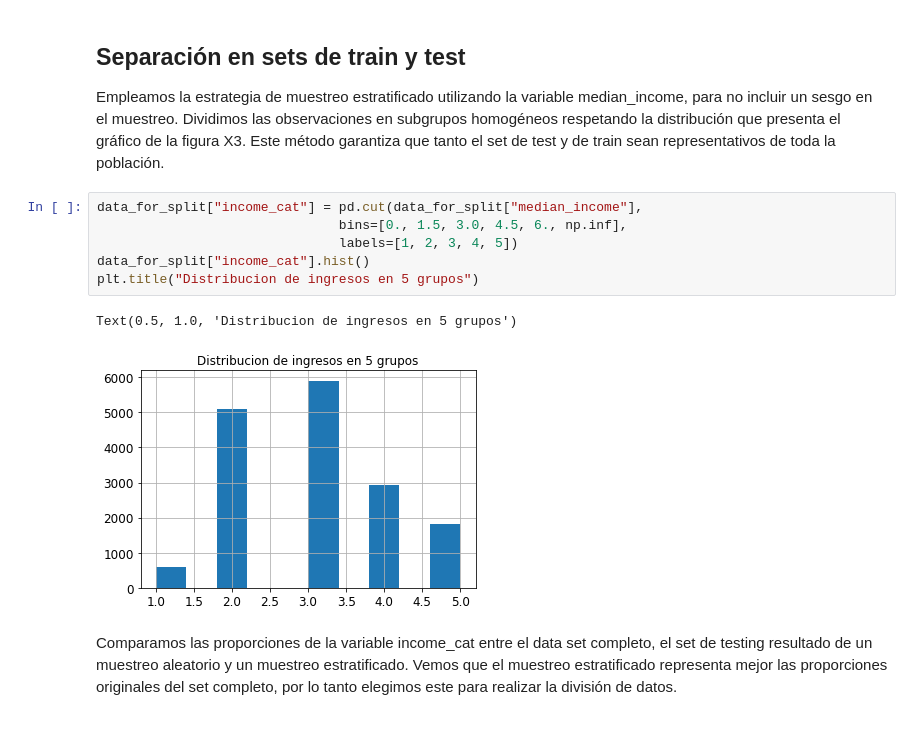
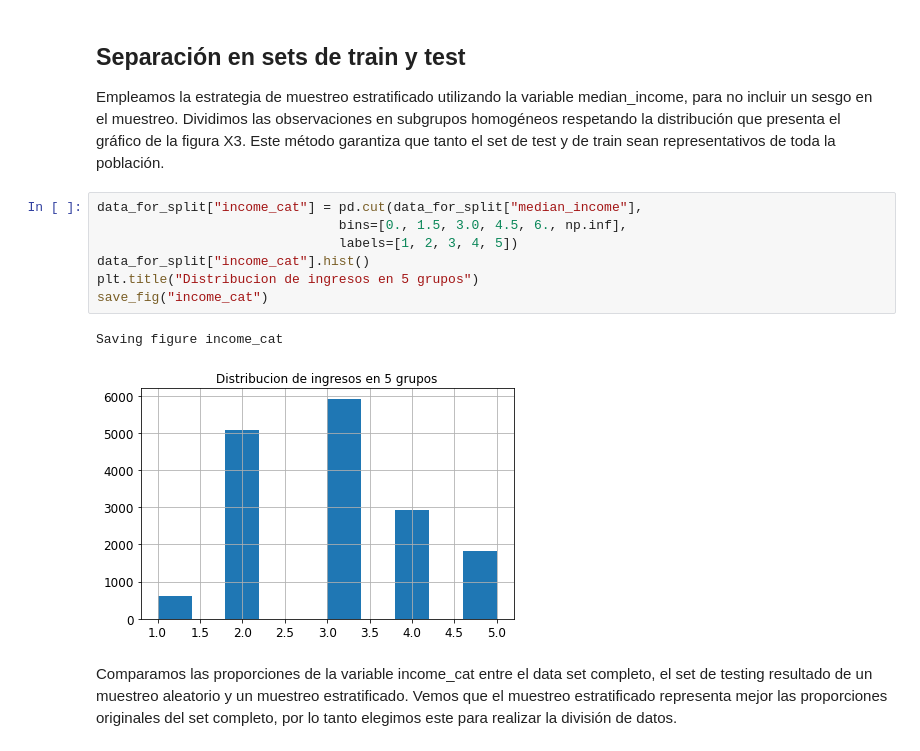
Before and after one commit to kugelblitz1235/Tp1-Reconocimiento-de-patrones, a Jupyter notebook: Informe1.ipynb, the cells around one changed output. Cells and saved outputs as stored; diff of their text form.

```diff
--- a/Informe1.ipynb
+++ b/Informe1.ipynb
@@ -249,12 +247,13 @@ Empleamos la estrategia de muestreo estratificado utilizando la variable median_
 # %%
 data_for_split["income_cat"] = pd.cut(data_for_split["median_income"],
                                bins=[0., 1.5, 3.0, 4.5, 6., np.inf],
                                labels=[1, 2, 3, 4, 5])
 data_for_split["income_cat"].hist()
 plt.title("Distribucion de ingresos en 5 grupos")
+save_fig("income_cat")
 # %% [output]
-Text(0.5, 1.0, 'Distribucion de ingresos en 5 grupos')
+Saving figure income_cat
-[figure, old version]
+[figure, new version]
 # %% [markdown]
 Comparamos las proporciones de la variable income_cat entre el data set completo, el set de testing resultado de un muestreo aleatorio y un muestreo estratificado. Vemos que el muestreo estratificado representa mejor las proporciones originales del set completo, por lo tanto elegimos este para realizar la división de datos.
 # %%
```
Also changed, not shown: parts of 28 cells of this notebook, 16 other files.
